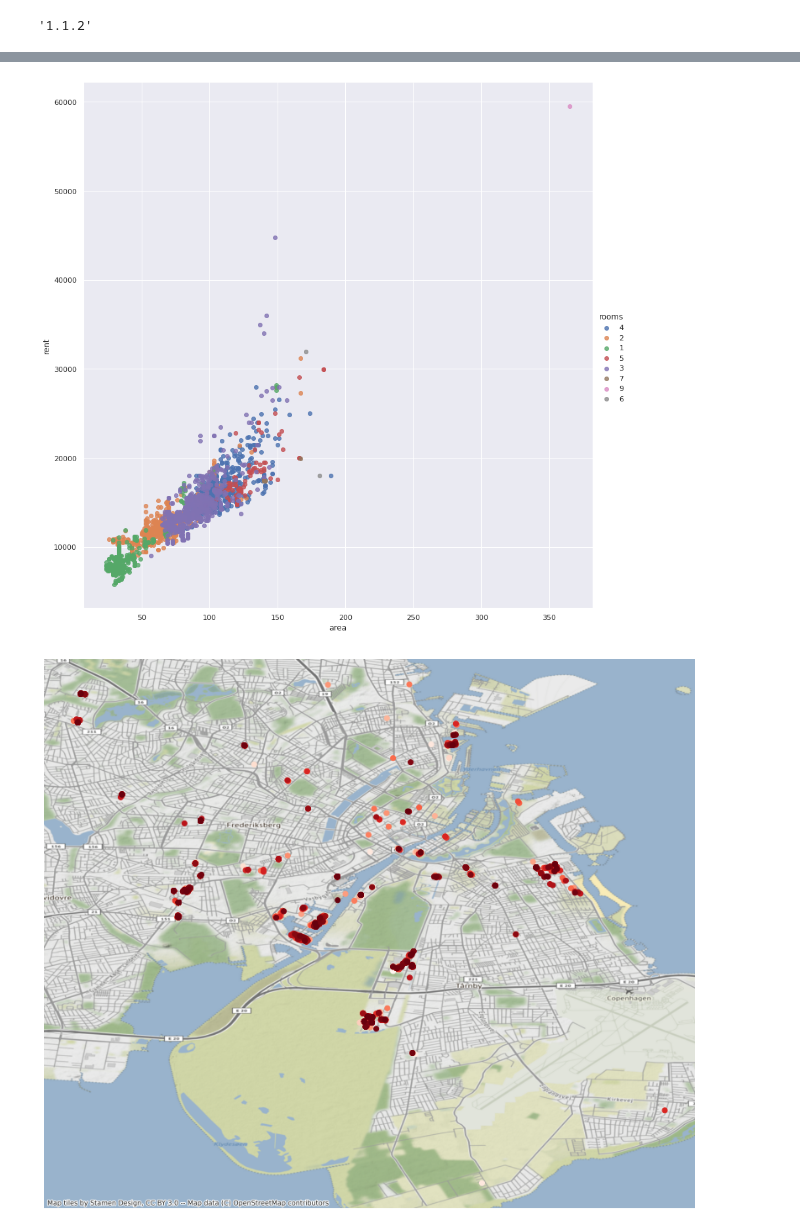
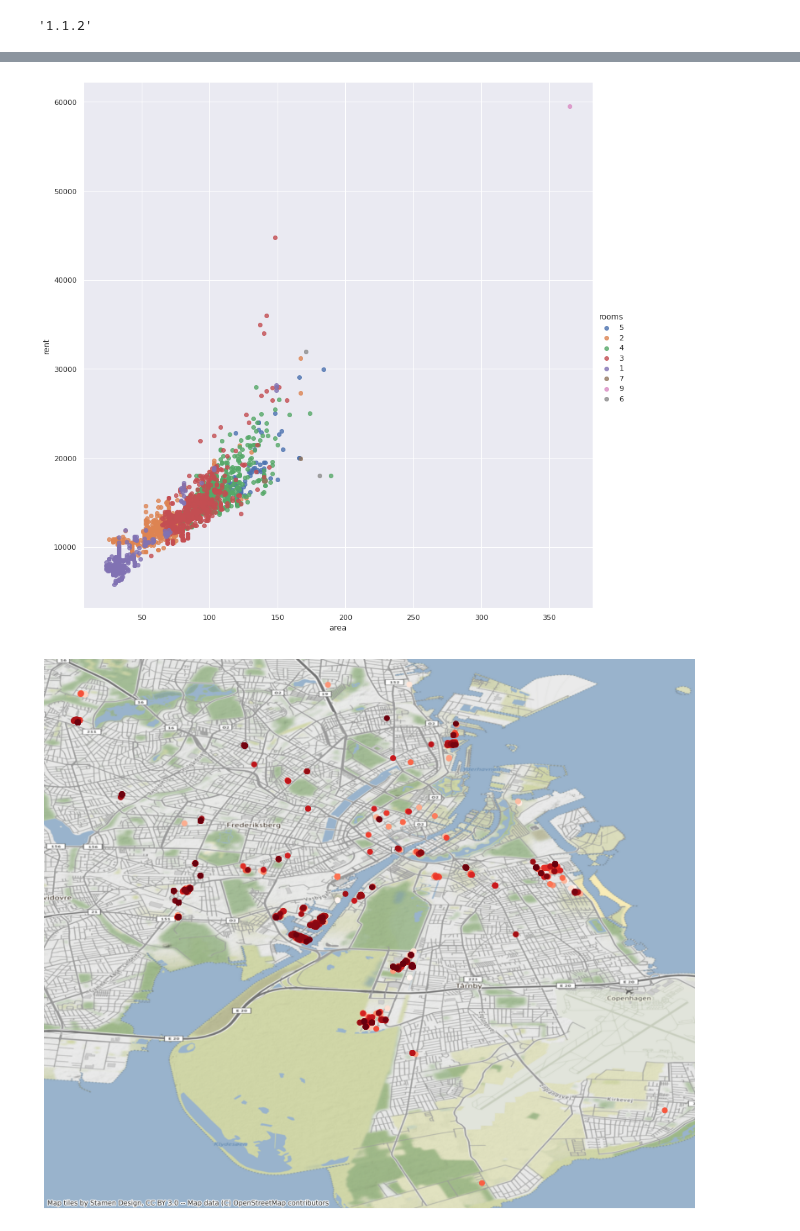
Before and after one commit to szymongalecki/Geospatial_Data_Science, a Jupyter notebook: lejeboliger_2019_t_april23.ipynb, the cells around one changed output, grey strips where cells are left out. Saved outputs shown, nothing was run; the diff lists cells and outputs as text; code cells hidden in the pictures.

```diff
--- a/lejeboliger_2019_t_april23.ipynb
+++ b/lejeboliger_2019_t_april23.ipynb
@@ -55,0 +65,4 @@ df2 = df.rename(columns={"tilgængelig_fra": "available_from", "antal værelser"
+# %%
+# Drop duplicates
+df = df.sort_values('created_at').drop_duplicates('adresse',keep='last')
+df[columns].sort_values(by=['adresse'])
@@ -55,0 +83,7 @@ df2 = df.rename(columns={"tilgængelig_fra": "available_from", "antal værelser"
+# %%
+# columns
+columns = ["Sagsnr", "tilgængelig_fra", "antal værelser", "boligareal", "leje","per_area_price", "adresse", "zip_code", "lat", "lon"]
+df = df[columns]
+# %%
+df2 = df.rename(columns={"tilgængelig_fra": "available_from", "antal værelser": "rooms", "boligareal": "area", "leje": "rent", "adresse": "address", "lon": "longitude", "lat" : "latitude"})
+df2.head()
@@ -80,16 +121,16 @@ sns.lmplot('area', 'rent', data=df2, hue='rooms', fit_reg=False, height=12, aspe
 
 plt.show()
 # %% [output]
-[figure, old version]
+[figure, new version]
 # %%
 #geometry = gdp.points_from_xy(df2.longitude, df2.latitude, crs="EPSG:4326")
-gdf = gpd.GeoDataFrame(df2, geometry=gpd.points_from_xy(df2.longitude,df2.latitude, crs="EPSG:4326"))
+gdf = gpd.GeoDataFrame(df2, geometry=gpd.points_from_xy(df2.longitude,df2.latitude, crs="EPSG:4326")).set_index("Sagsnr");
 # %%
-ax = gdf.plot(c=gdf["rent"], cmap='Reds', legend=True) #color="black")
+ax = gdf.plot(c=gdf["per_area_price"], cmap='Reds', legend=True) #color="black")
 ax.set_axis_off()
 cx.add_basemap(ax, crs=gdf.crs)
 
 cmap = plt.cm.get_cmap('cool')
 cmap.set_under('red')
 # %% [output]
-[figure, old version]
+[figure, new version]
```
Also changed, not shown: parts of 26 cells of this notebook.
